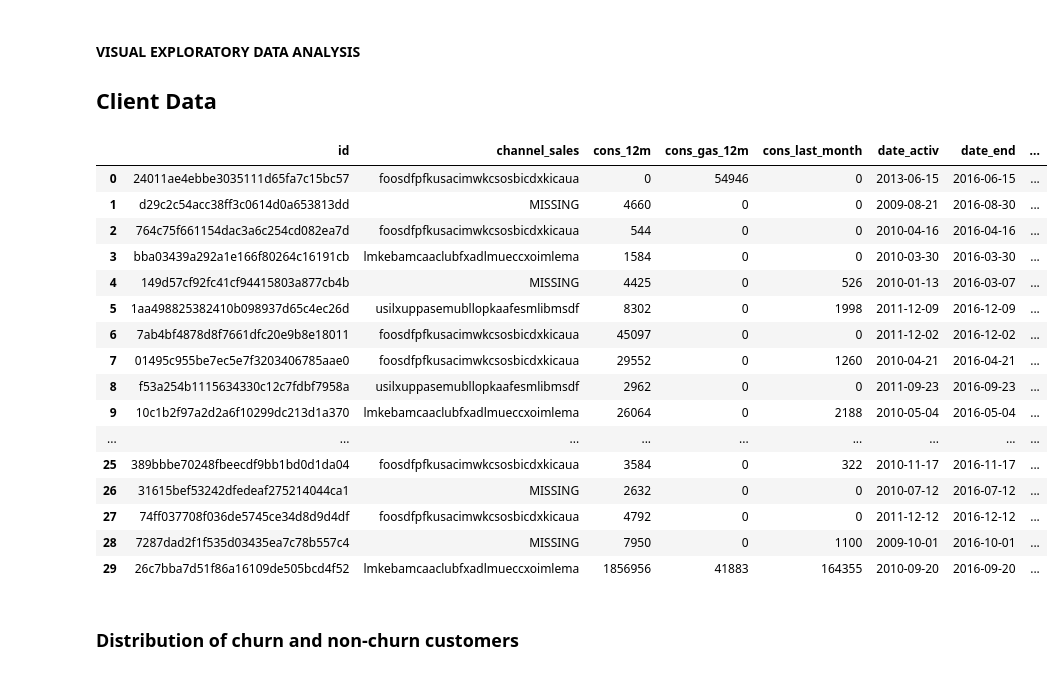
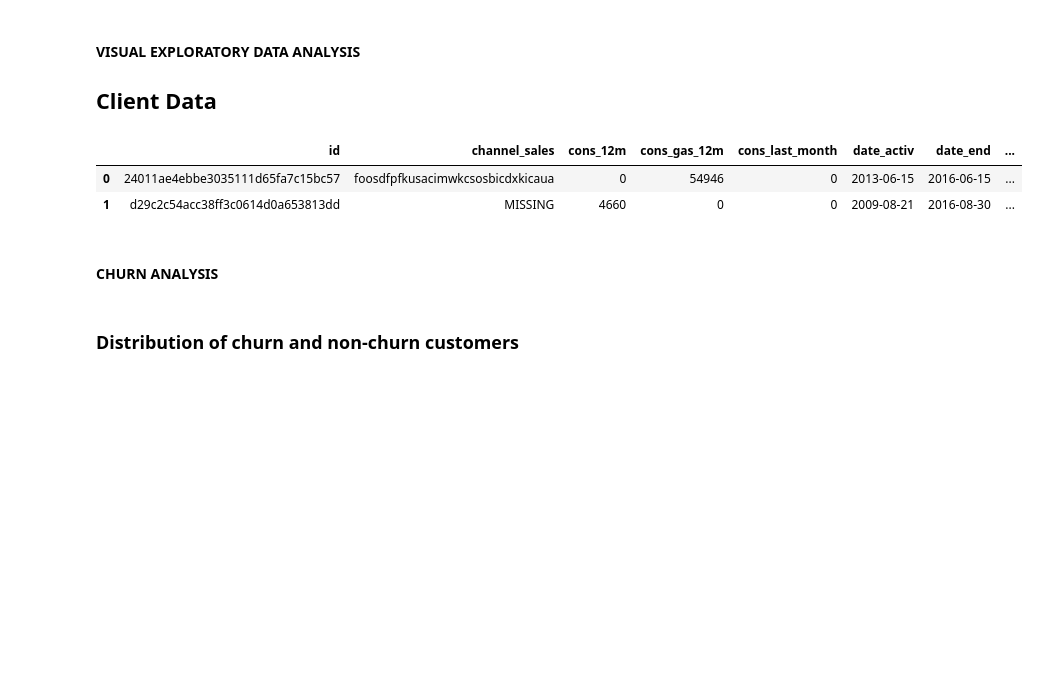
Before and after one commit to LaraOnipede/BCG_DataScience_AdvancedAnalytics_Virtual_Internship, a Jupyter notebook: EDA.ipynb, the cells around one changed output. Drawn from its saved outputs; the diff is of its cells as text; code cells hidden in the pictures; blank space fills up the shorter version.

```diff
--- a/EDA.ipynb
+++ b/EDA.ipynb
@@ -105,25 +114,13 @@ client_data.describe()
 
 ## Client Data
 # %%
-client_data.head(30)
+client_data.head(2)
 # %% [output]
 |  | id | channel_sales | cons_12m | cons_gas_12m | cons_last_month | date_activ | date_end | ... |
 | 0 | 24011ae4ebbe3035111d65fa7c15bc57 | foosdfpfkusacimwkcsosbicdxkicaua | 0 | 54946 | 0 | 2013-06-15 | 2016-06-15 | ... |
 | 1 | d29c2c54acc38ff3c0614d0a653813dd | MISSING | 4660 | 0 | 0 | 2009-08-21 | 2016-08-30 | ... |
-| 2 | 764c75f661154dac3a6c254cd082ea7d | foosdfpfkusacimwkcsosbicdxkicaua | 544 | 0 | 0 | 2010-04-16 | 2016-04-16 | ... |
-| 3 | bba03439a292a1e166f80264c16191cb | lmkebamcaaclubfxadlmueccxoimlema | 1584 | 0 | 0 | 2010-03-30 | 2016-03-30 | ... |
-| 4 | 149d57cf92fc41cf94415803a877cb4b | MISSING | 4425 | 0 | 526 | 2010-01-13 | 2016-03-07 | ... |
-| 5 | 1aa498825382410b098937d65c4ec26d | usilxuppasemubllopkaafesmlibmsdf | 8302 | 0 | 1998 | 2011-12-09 | 2016-12-09 | ... |
-| 6 | 7ab4bf4878d8f7661dfc20e9b8e18011 | foosdfpfkusacimwkcsosbicdxkicaua | 45097 | 0 | 0 | 2011-12-02 | 2016-12-02 | ... |
-| 7 | 01495c955be7ec5e7f3203406785aae0 | foosdfpfkusacimwkcsosbicdxkicaua | 29552 | 0 | 1260 | 2010-04-21 | 2016-04-21 | ... |
-| 8 | f53a254b1115634330c12c7fdbf7958a | usilxuppasemubllopkaafesmlibmsdf | 2962 | 0 | 0 | 2011-09-23 | 2016-09-23 | ... |
-| 9 | 10c1b2f97a2d2a6f10299dc213d1a370 | lmkebamcaaclubfxadlmueccxoimlema | 26064 | 0 | 2188 | 2010-05-04 | 2016-05-04 | ... |
-| ... | ... | ... | ... | ... | ... | ... | ... | ... |
-| 25 | 389bbbe70248fbeecdf9bb1bd0d1da04 | foosdfpfkusacimwkcsosbicdxkicaua | 3584 | 0 | 322 | 2010-11-17 | 2016-11-17 | ... |
-| 26 | 31615bef53242dfedeaf275214044ca1 | MISSING | 2632 | 0 | 0 | 2010-07-12 | 2016-07-12 | ... |
-| 27 | 74ff037708f036de5745ce34d8d9d4df | foosdfpfkusacimwkcsosbicdxkicaua | 4792 | 0 | 0 | 2011-12-12 | 2016-12-12 | ... |
-| 28 | 7287dad2f1f535d03435ea7c78b557c4 | MISSING | 7950 | 0 | 1100 | 2009-10-01 | 2016-10-01 | ... |
-| 29 | 26c7bba7d51f86a16109de505bcd4f52 | lmkebamcaaclubfxadlmueccxoimlema | 1856956 | 41883 | 164355 | 2010-09-20 | 2016-09-20 | ... |
+# %% [markdown]
+#### CHURN ANALYSIS
 # %% [markdown]
 ### Distribution of churn and non-churn customers
 # %%
```
Also changed, not shown: parts of 26 cells of this notebook.
